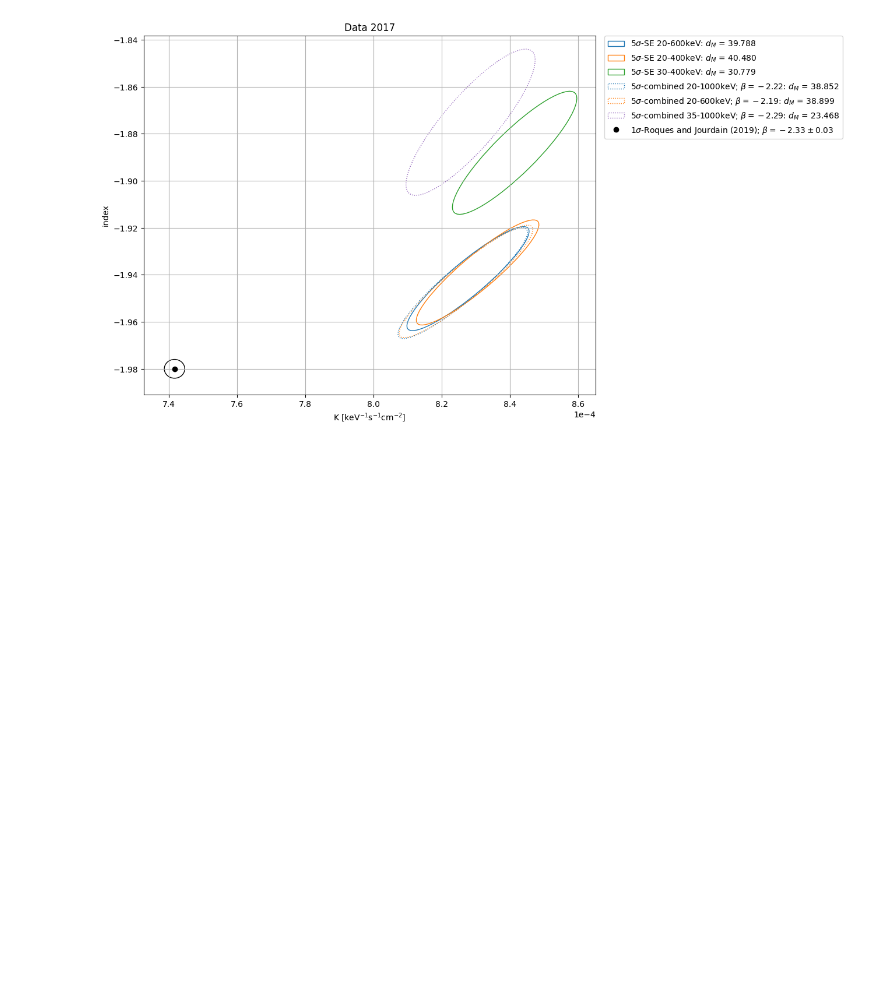
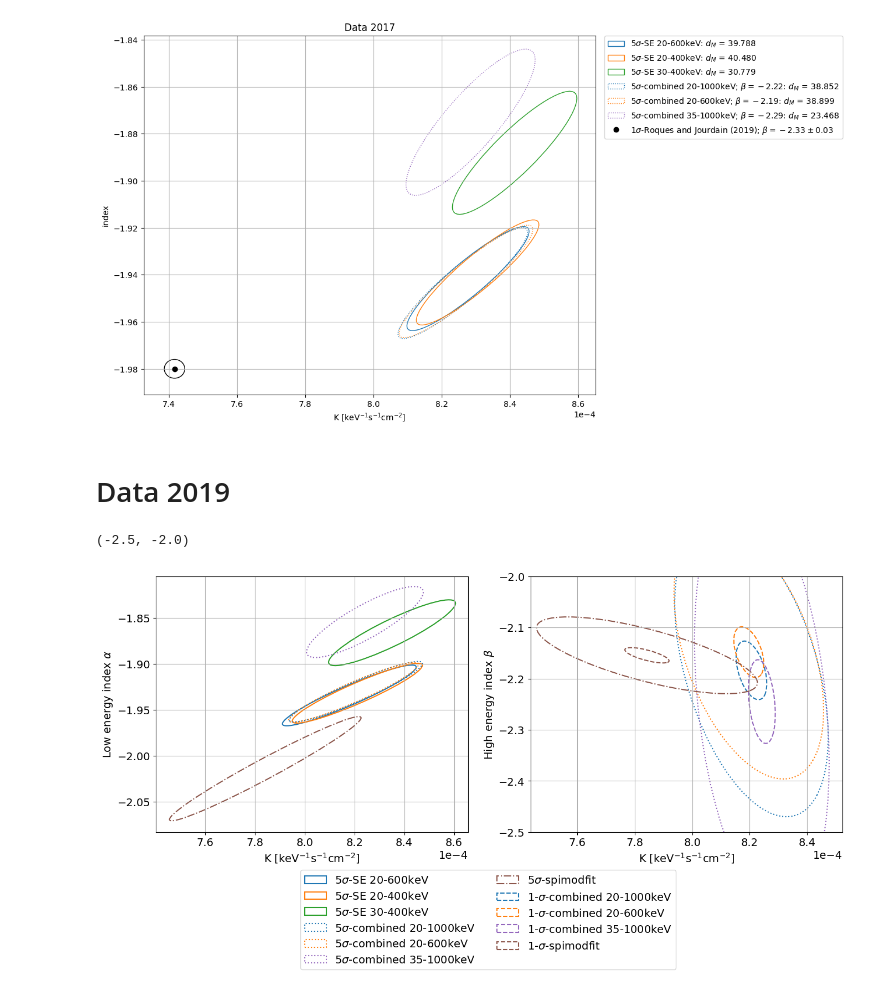
Before and after one commit to timmguthle/INTEGRAL-SPI, a Jupyter notebook: main_files/crab_19/plots_comparison.ipynb, the cells around one changed output. Cells and saved outputs as stored; diff of their text form; code cells hidden in the pictures; blank space fills up the shorter version.

```diff
--- a/main_files/crab_19/plots_comparison.ipynb
+++ b/main_files/crab_19/plots_comparison.ipynb
@@ -400,3 +400,5 @@ ax.set_title("Data 2017")
 # %% [output]
 Text(0.5, 1.0, 'Data 2017')
 [figure]
+# %% [markdown]
+# Data 2019
@@ -402,0 +477,51 @@ Text(0.5, 1.0, 'Data 2017')
+# %%
+import math
+%matplotlib inline
+
+fig, [ax, ax2] = plt.subplots(1, 2, figsize=(16, 6))
+
+
+# ax.plot(real_vals[0], real_vals[1], "ko", label="1$\sigma$-Roques and Jourdain (2019)")
+# confidence_ellipse(real_vals[:2], real_cov, ax, n_std=1, edgecolor="black", ls="solid")
+# confidence_ellipse(real_vals[:2], real_cov, ax, n_std=5, edgecolor="black", ls="dashed", label="5$\sigma$-Roques and Jourdain (2019)")
+
+# ax2.plot(real_vals[0], real_vals[2], "ko", )
+# confidence_ellipse(real_vals[:3:2], real_cov, ax2, n_std=1, edgecolor="black", ls="solid")
+# confidence_ellipse(real_vals[:3:2], real_cov, ax2, n_std=5, edgecolor="black", ls="dashed")
+
+for folder, name, edgecolor, linestyle, std_dev in zip(folders, names, edgecolors, linestyles, std_devs):
+    val = np.loadtxt(f"{folder}/fit_val.txt")
+    cov = np.loadtxt(f"{folder}/fit_cov.txt")
+    confidence_ellipse(val[:2], cov[:2, :2], ax, n_std=std_dev, edgecolor=edgecolor, label=name, ls=linestyle, linewidth=1.5)
+
+    with open(f"{folder}/fit_val.txt", "r") as f:
+        header = f.readlines()[0]
+
+    if "combined" in folder:
+        confidence_ellipse(val[0:3:2], cov[0:3:2, 0:3:2], ax2, n_std=std_dev, edgecolor=edgecolor, ls=linestyle, linewidth=1.5)
+        confidence_ellipse(val[0:3:2], cov[0:3:2, 0:3:2], ax2, n_std=1, edgecolor=edgecolor, ls="dashed", linewidth=1.5, label=f"1-$\sigma${name[9:]}")
+
+
+
+ax.autoscale()
+ax.grid()
+
+ax2.autoscale()
+ax2.grid()
+# fig.legend(bbox_to_anchor=(0.9, 1), loc=2, borderaxespad=0.)
+fig.legend(loc='lower center', bbox_to_anchor=(0.5, -0.32), ncol=2)
+#plt.legend()
+ax.set_xlabel("K [keV$^{-1}$s$^{-1}$cm$^{-2}$]")
+ax.set_ylabel("Low energy index $\\alpha$")
+
+ax2.set_xlabel("K [keV$^{-1}$s$^{-1}$cm$^{-2}$]")
+ax2.set_ylabel("High energy index $\\beta$")
+ax.ticklabel_format(style='sci', axis='x', scilimits=(0,0))
+ax2.ticklabel_format(style='sci', axis='x', scilimits=(0,0))
+
+ax2.set_ylim(-2.5, -2.0)
+
+# fig.suptitle('Data 2017', position=(0.5, 0.95))
+# %% [output]
+(-2.5, -2.0)
+[figure, added]
```
Also changed, not shown: parts of 2 cells of this notebook, 9 other files.
